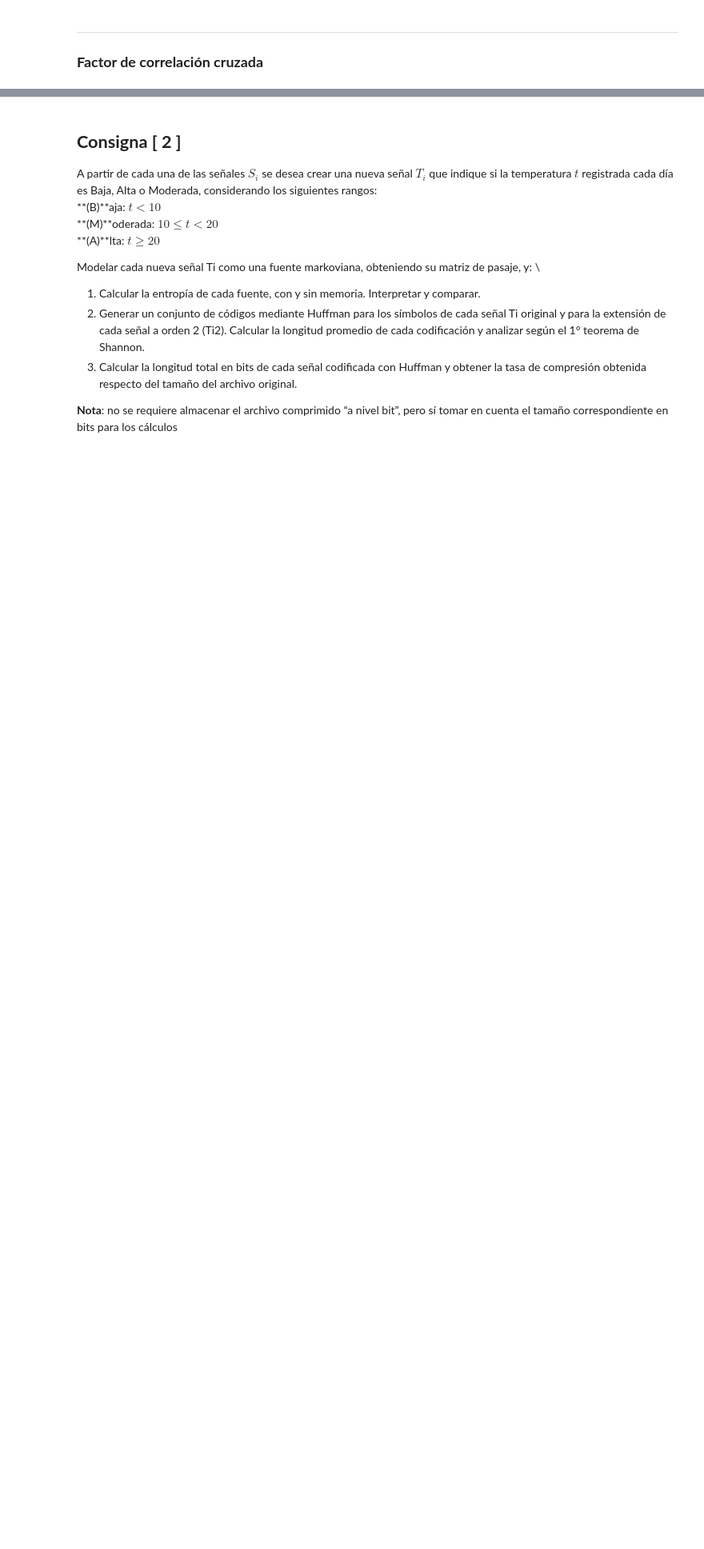
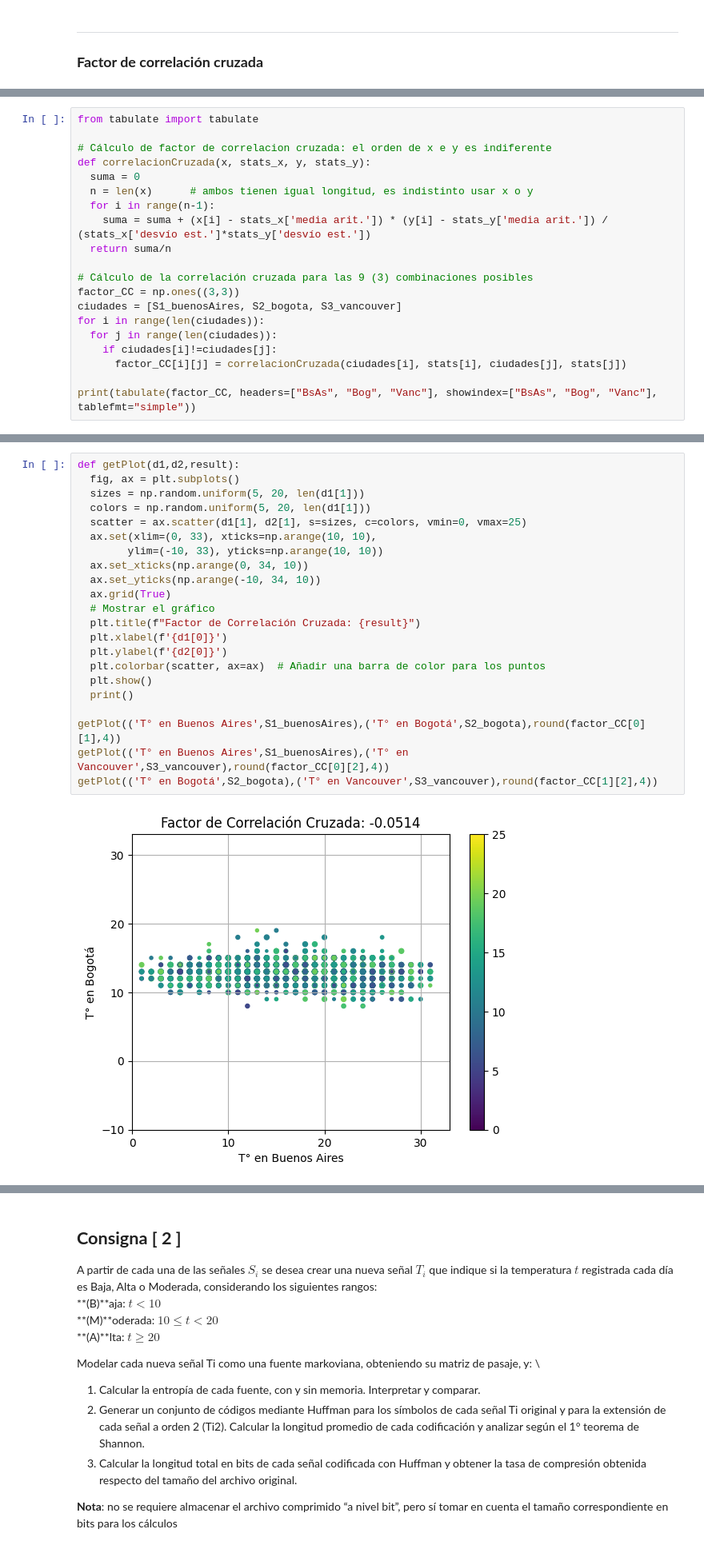
Before and after one commit to equisdel/weather-datasets, a Jupyter notebook: weather_datasets.ipynb, the cells around one changed output, grey strips where cells are left out. Shown: that part at 80% size. Saved outputs shown, nothing was run; the diff lists cells and outputs as text; blank space fills up the shorter version.

```diff
--- a/weather_datasets.ipynb
+++ b/weather_datasets.ipynb
@@ -112,0 +166,20 @@ A partir de los resultados podemos enunciar lo siguiente:
+# %%
+from tabulate import tabulate
+
+# Cálculo de factor de correlacion cruzada: el orden de x e y es indiferente
+def correlacionCruzada(x, stats_x, y, stats_y):
+  suma = 0
+  n = len(x)      # ambos tienen igual longitud, es indistinto usar x o y
+  for i in range(n-1):
+    suma = suma + (x[i] - stats_x['media arit.']) * (y[i] - stats_y['media arit.']) / (stats_x['desvío est.']*stats_y['desvío est.'])
+  return suma/n
+
+# Cálculo de la correlación cruzada para las 9 (3) combinaciones posibles
+factor_CC = np.ones((3,3))
+ciudades = [S1_buenosAires, S2_bogota, S3_vancouver]
+for i in range(len(ciudades)):
+  for j in range(len(ciudades)):
+    if ciudades[i]!=ciudades[j]:
+      factor_CC[i][j] = correlacionCruzada(ciudades[i], stats[i], ciudades[j], stats[j])
+
+print(tabulate(factor_CC, headers=["BsAs", "Bog", "Vanc"], showindex=["BsAs", "Bog", "Vanc"], tablefmt="simple"))
@@ -112,0 +198,24 @@ A partir de los resultados podemos enunciar lo siguiente:
+# %%
+def getPlot(d1,d2,result):
+  fig, ax = plt.subplots()
+  sizes = np.random.uniform(5, 20, len(d1[1]))
+  colors = np.random.uniform(5, 20, len(d1[1]))
+  scatter = ax.scatter(d1[1], d2[1], s=sizes, c=colors, vmin=0, vmax=25)
+  ax.set(xlim=(0, 33), xticks=np.arange(10, 10),
+        ylim=(-10, 33), yticks=np.arange(10, 10))
+  ax.set_xticks(np.arange(0, 34, 10))
+  ax.set_yticks(np.arange(-10, 34, 10))
+  ax.grid(True)
+  # Mostrar el gráfico
+  plt.title(f"Factor de Correlación Cruzada: {result}")
+  plt.xlabel(f'{d1[0]}')
+  plt.ylabel(f'{d2[0]}')
+  plt.colorbar(scatter, ax=ax)  # Añadir una barra de color para los puntos
+  plt.show()
+  print()
+
+getPlot(('T° en Buenos Aires',S1_buenosAires),('T° en Bogotá',S2_bogota),round(factor_CC[0][1],4))
+getPlot(('T° en Buenos Aires',S1_buenosAires),('T° en Vancouver',S3_vancouver),round(factor_CC[0][2],4))
+getPlot(('T° en Bogotá',S2_bogota),('T° en Vancouver',S3_vancouver),round(factor_CC[1][2],4))
+# %% [output]
+[figure, added]
```
Also changed, not shown: parts of 49 cells of this notebook.
